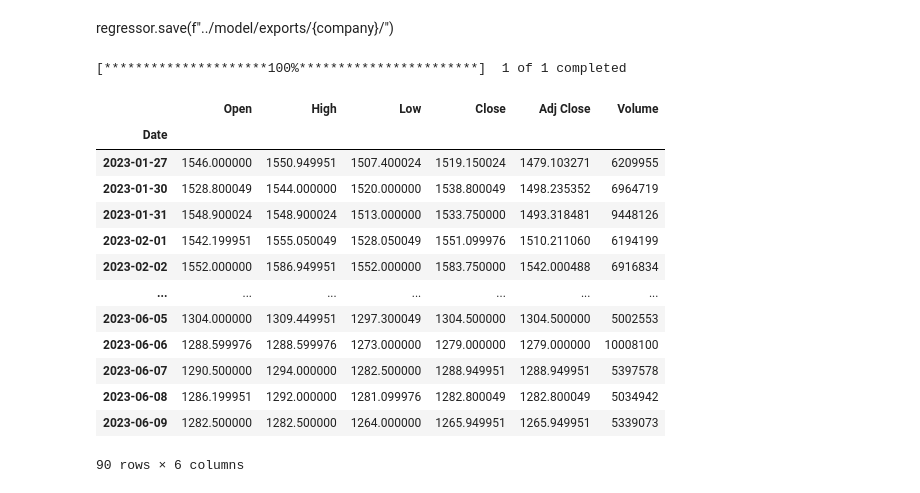
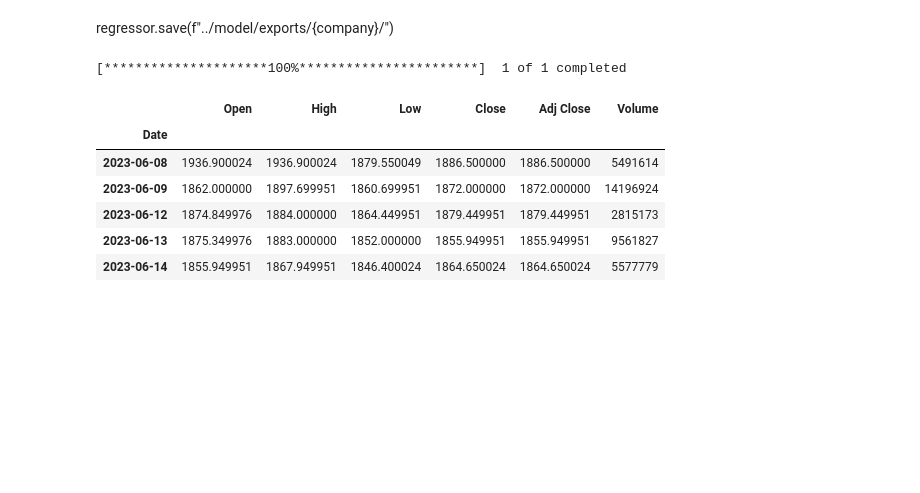
Before and after one commit to rohnsha0/StockSense-androidApp, a Jupyter notebook: model/model.ipynb, the cells around one changed output. Drawn from its saved outputs; the diff is of its cells as text; code cells hidden in the pictures; blank space fills up the shorter version.

```diff
--- a/model/model.ipynb
+++ b/model/model.ipynb
@@ -4,7 +4,7 @@ import pandas as pd
 import yfinance as yf
 import datetime
 # %%
-company= 'INFY.NS'
+company= 'KOTAKBANK.NS'
 endDate= '2023-01-26'
 # %%
 df= yf.download(company, period='max', end= endDate)
@@ -124,23 +123,16 @@ prdctn= regressor.predict(xTRAIN)
 regressor.save(f"../model/exports/{company}/")
 # %%
 testDF= yf.download(company, period='1d', start=endDate, end=datetime.datetime.now())
-testDF
+testDF.tail()
 # %% [output]
 [*********************100%***********************]  1 of 1 completed
 |  | Open | High | Low | Close | Adj Close | Volume |
 | Date |  |  |  |  |  |  |
-| 2023-01-27 | 1546.000000 | 1550.949951 | 1507.400024 | 1519.150024 | 1479.103271 | 6209955 |
-| 2023-01-30 | 1528.800049 | 1544.000000 | 1520.000000 | 1538.800049 | 1498.235352 | 6964719 |
-| 2023-01-31 | 1548.900024 | 1548.900024 | 1513.000000 | 1533.750000 | 1493.318481 | 9448126 |
-| 2023-02-01 | 1542.199951 | 1555.050049 | 1528.050049 | 1551.099976 | 1510.211060 | 6194199 |
-| 2023-02-02 | 1552.000000 | 1586.949951 | 1552.000000 | 1583.750000 | 1542.000488 | 6916834 |
-| ... | ... | ... | ... | ... | ... | ... |
-| 2023-06-05 | 1304.000000 | 1309.449951 | 1297.300049 | 1304.500000 | 1304.500000 | 5002553 |
-| 2023-06-06 | 1288.599976 | 1288.599976 | 1273.000000 | 1279.000000 | 1279.000000 | 10008100 |
-| 2023-06-07 | 1290.500000 | 1294.000000 | 1282.500000 | 1288.949951 | 1288.949951 | 5397578 |
-| 2023-06-08 | 1286.199951 | 1292.000000 | 1281.099976 | 1282.800049 | 1282.800049 | 5034942 |
-| 2023-06-09 | 1282.500000 | 1282.500000 | 1264.000000 | 1265.949951 | 1265.949951 | 5339073 |
+| 2023-06-08 | 1936.900024 | 1936.900024 | 1879.550049 | 1886.500000 | 1886.500000 | 5491614 |
+| 2023-06-09 | 1862.000000 | 1897.699951 | 1860.699951 | 1872.000000 | 1872.000000 | 14196924 |
+| 2023-06-12 | 1874.849976 | 1884.000000 | 1864.449951 | 1879.449951 | 1879.449951 | 2815173 |
+| 2023-06-13 | 1875.349976 | 1883.000000 | 1852.000000 | 1855.949951 | 1855.949951 | 9561827 |
+| 2023-06-14 | 1855.949951 | 1867.949951 | 1846.400024 | 1864.650024 | 1864.650024 | 5577779 |
-90 rows × 6 columns
 # %%
 realSP= testDF['Close'].values
 # %%
```
Also changed, not shown: parts of 19 cells of this notebook, 14 other files.
